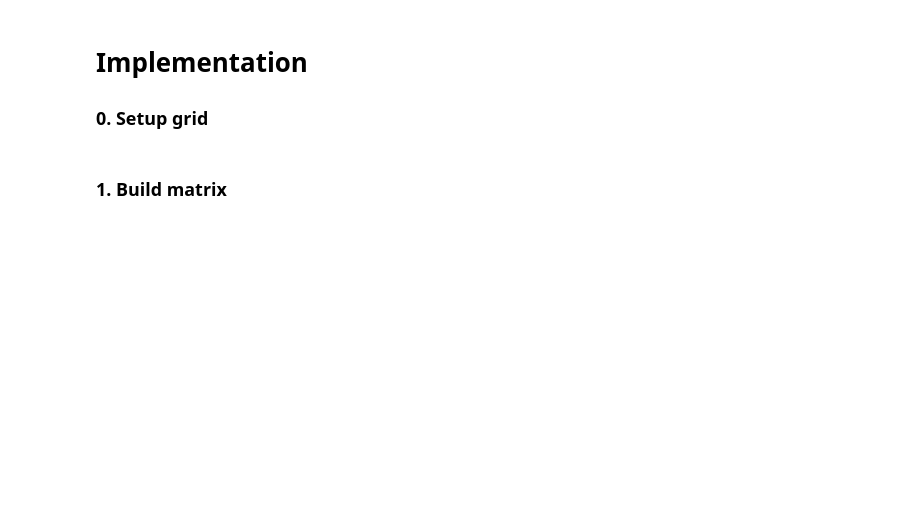
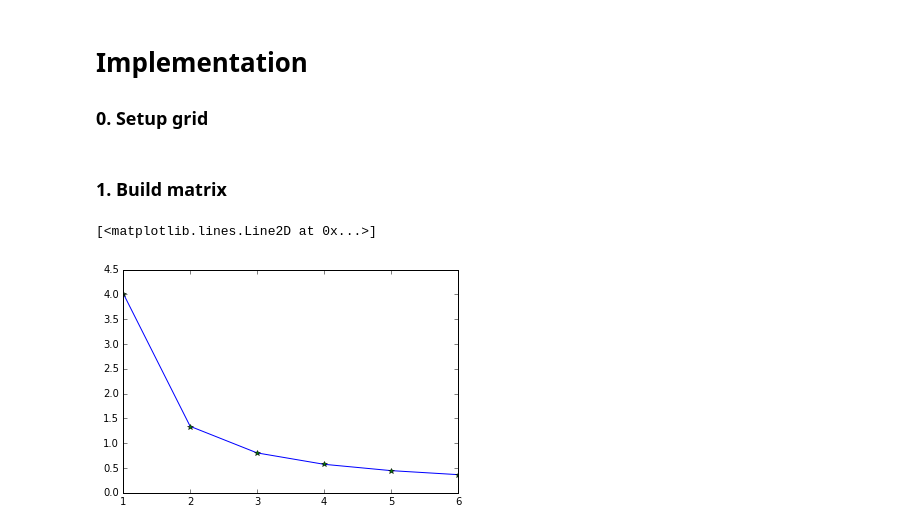
Before and after one commit to kitchenknif/1d-fdfd, a Jupyter notebook: Task1_PEC-PMC_Eigenmodes.ipynb, the cells around one changed output. Saved outputs shown, nothing was run; the diff lists cells and outputs as text; code cells hidden in the pictures; blank space fills up the shorter version.

```diff
--- a/Task1_PEC-PMC_Eigenmodes.ipynb
+++ b/Task1_PEC-PMC_Eigenmodes.ipynb
@@ -118,6 +208,6 @@ dx  = 1. / n  # Step size for overall size of 1
 eps = 1.      #  Vacuum
 mu  = 1.      #  Vacuum
 
-A   = 1. / (dx**2 * mu * eps)
+A   = - 1. / (dx**2 * mu * eps)
 # %% [markdown]
 ### 1. Build matrix
@@ -137,3 +214,29 @@ M = sp.sparse.dia_matrix(([up_diag, diag, down_diag], [1, 0, -1]), [n,n])
+# %%
+# Forward
+
+diag = np.ones(n) * -A
+up_diag = np.ones(n) * A
+
+M_1 = sp.sparse.dia_matrix(([up_diag, diag], [1, 0]), [n,n])
+
+# Backward
+
+diag = np.ones(n) * 1
+up_diag = np.ones(n) * -1
+
+M_2 = sp.sparse.dia_matrix(([up_diag, diag], [-1, 0]), [n,n])
+
+M = M_1.dot(M_2)
 # %%
-kt = 2*sp.pi*1  # wave vector target to find resonance wavelength
-k2, V = linalg.eigs(M, k=6, M=None, sigma=kt**2)
+kt = 2*sp.pi*1                                    # wave vector target to find resonance wavelength
+k2, V = linalg.eigs(M, k=6, M=None, sigma=kt**2)  # solve for eigenvalues and vectors
+
+k = np.sort(np.sqrt(k2))                          # sort
+lam = 2*sp.pi/np.real(k)                          # wavelength
+Q = np.real(k)/(2*np.imag(k))                     # quality factor
+# %%
+plt.plot(np.arange(1,6.1,1), lam, '-')                         # Num
+plt.plot(np.arange(1,6.1,1), 4/(2*np.arange(0,5.1,1)+1), '*')  # Analytic
+# %% [output]
+[<matplotlib.lines.Line2D at 0x...>]
+[figure, added]
```
Also changed, not shown: parts of 12 cells of this notebook.
